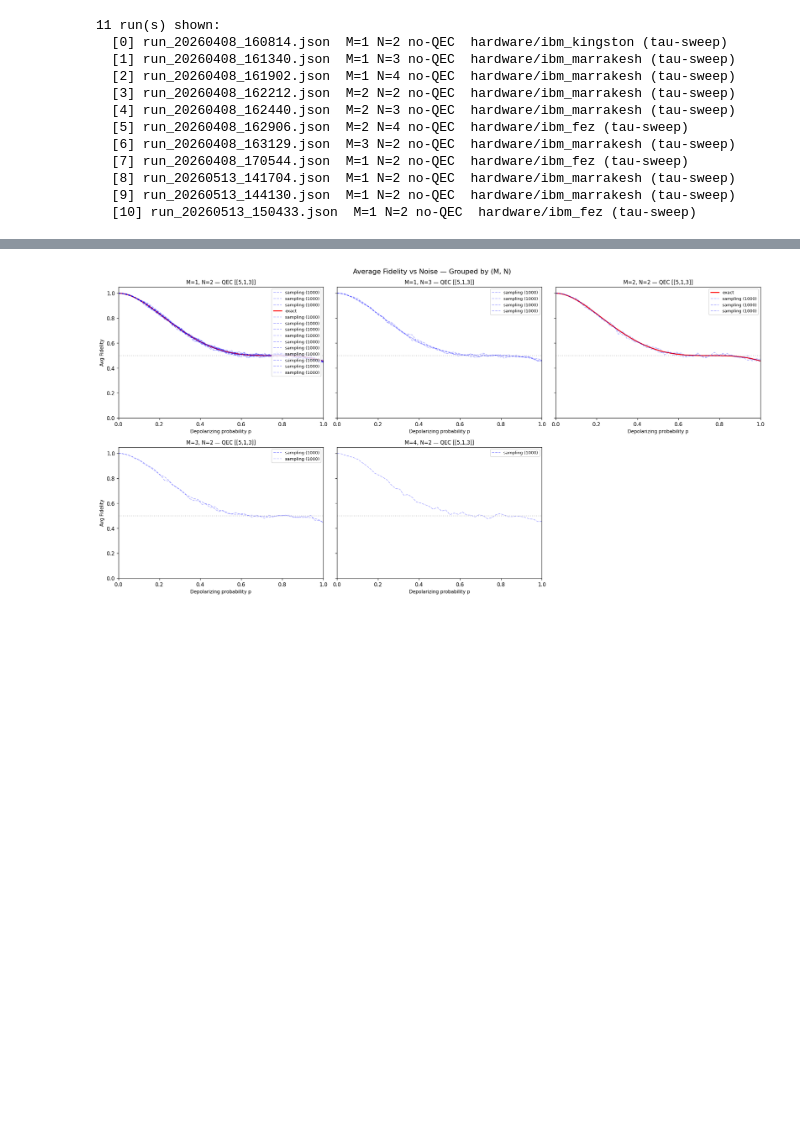
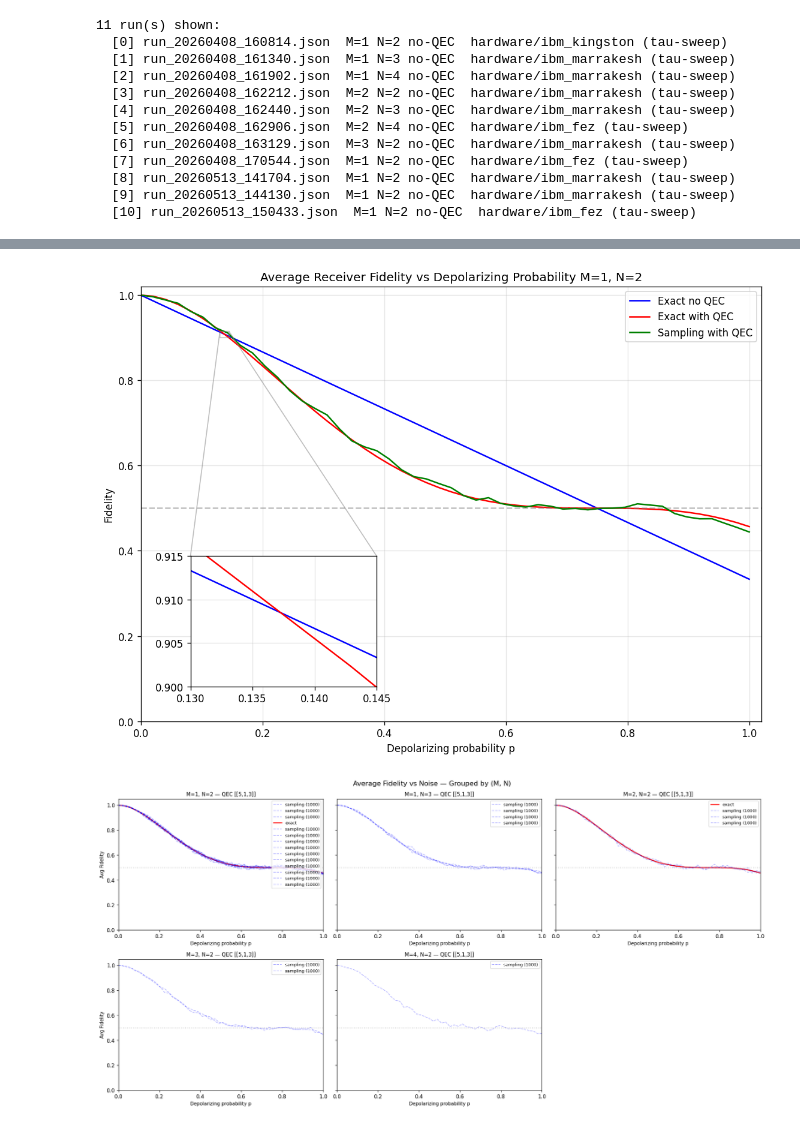
Before and after one commit to mtp354/Broadcasting, a Jupyter notebook: visualizations.ipynb, the cells around one changed output, grey strips where cells are left out. Saved outputs shown, nothing was run; the diff lists cells and outputs as text; code cells hidden in the pictures; blank space fills up the shorter version.

```diff
--- a/visualizations.ipynb
+++ b/visualizations.ipynb
@@ -209,3 +295,53 @@ else:
+# %%
+selected = [r for r in runs if r["M"] == 1 and r["N"] == 2 and r["experiment_type"] != 'hardware']
+
+exact_no_qec = selected[0]
+exact_with_qec = selected[5]
+mc_with_qec = selected[1]
+
+# p_values are consistent
+p_vals = get_p_list(exact_no_qec)
+
+# Getting fidelities
+fids_exact_no_qec = np.array(exact_no_qec["fidelities"])
+fids_exact_with_qec = np.array(exact_with_qec["fidelities"])
+fids_mc_with_qec = np.array(mc_with_qec["fidelities"])
+
+# Average fidelities between receivers
+fids_exact_no_qec_avg = fids_exact_no_qec.mean(axis=1)
+fids_exact_with_qec_avg = fids_exact_with_qec.mean(axis=1)
+fids_mc_with_qec_avg = fids_mc_with_qec.mean(axis=1)
+
+# Plotting
+# set up main fig/axes
+fig, main_ax = plt.subplots(); main_ax.set_box_aspect(0.7)
+# Enlarging the figure size to make the inset more visible
+fig.set_size_inches(10, 7)
+inset_ax = main_ax.inset_axes([0.08, 0.08, 0.3, 0.3],  # [x, y, width, height] w.r.t. axes
+    xlim=[0.13, 0.145], ylim=[0.90, 0.915]) # sets viewport & tells relation to main axes)
+inset_ax.set_xticks([0.13, 0.135, 0.14, 0.145])
+inset_ax.grid(alpha=0.3)
+
+# add plot content
+for ax in main_ax, inset_ax:
+    ax.plot(p_vals, fids_exact_no_qec_avg, label="Exact no QEC", color="blue")  # first example line
+    ax.plot(p_vals, fids_exact_with_qec_avg, label="Exact with QEC", color="red")  # second example line
+
+# add zoom leaders
+main_ax.indicate_inset_zoom(inset_ax, edgecolor="grey")
+main_ax.axhline(0.5, color="gray", linestyle="--", alpha=0.5)
+main_ax.plot(p_vals, fids_mc_with_qec_avg, label="Sampling with QEC", color="green")
+main_ax.set_xlabel("Depolarizing probability p")
+main_ax.set_ylabel("Fidelity")
+main_ax.set_ylim(0, 1.02)
+main_ax.set_xlim(0, 1.02)
+main_ax.legend()
+main_ax.set_title("Average Receiver Fidelity vs Depolarizing Probability M=1, N=2")
+main_ax.grid(alpha=0.3)
+fig.tight_layout()
+plt.show()
+# %% [output]
+[figure, added]
 # %%
 # --- Exact vs sampling overlay: same M, N across simulation runs ---
 # Exact runs: red solid line, alpha=1 (one per panel)
```
Also changed, not shown: parts of 3 cells of this notebook, 8 other files.
